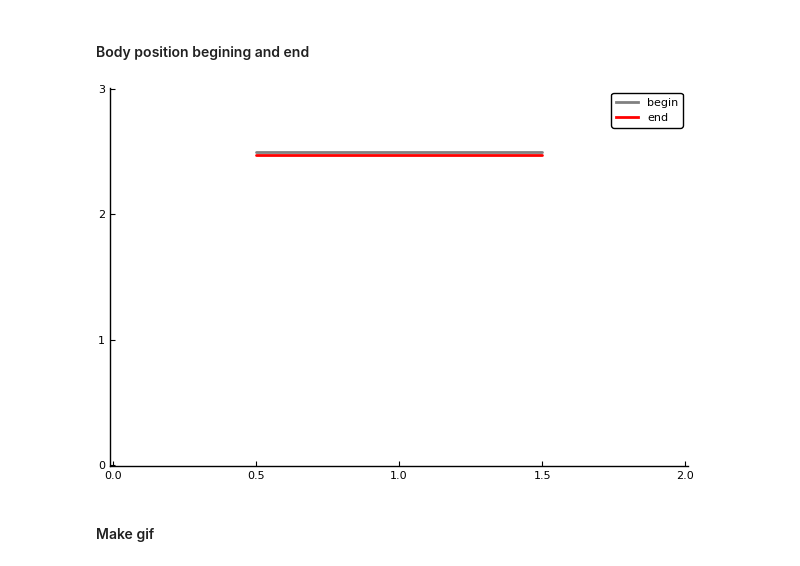
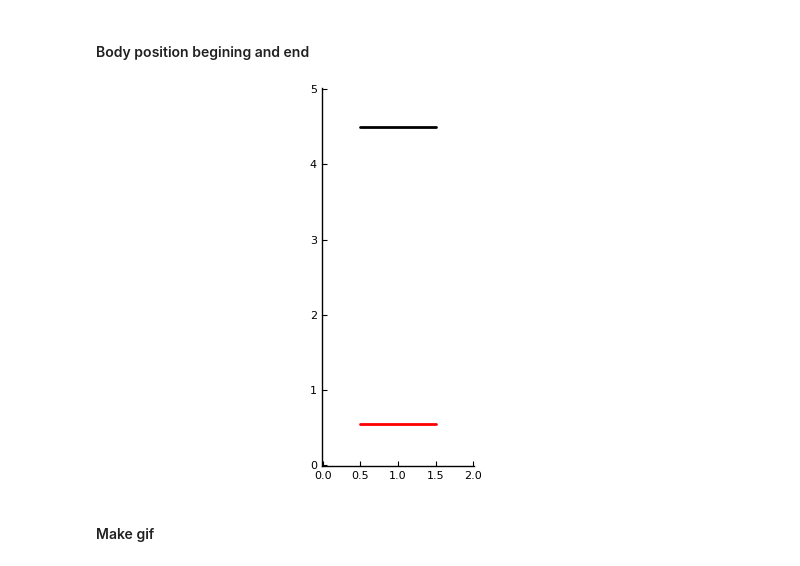
Before and after one commit to ruizhi92/FSI.jl, a Jupyter notebook: examples/TimeMarching-FallingPlate.ipynb, the cells around one changed output. Drawn from its saved outputs; the diff is of its cells as text; code cells hidden in the pictures.

```diff
--- a/examples/TimeMarching-FallingPlate.ipynb
+++ b/examples/TimeMarching-FallingPlate.ipynb
@@ -105,10 +110,12 @@ U∞ = (0.0, U)
 # %% [markdown]
 #### Set the domain grid
 # %%
-nx = 102; ny = 152;
-Ly = 3.0;
+nx = 102; ny = 252;
+Ly = 5.0;
 Δx = Ly/(ny-2);
+
 Δt = min(0.5*Δx,0.5*Δx^2*Re)
+
 w₀ = Nodes(Dual,(nx,ny))
 xg, yg = coordinates(w₀,dx=Δx)
 # %% [output]
@@ -253,15 +261,15 @@ p
 # %%
 pb = plot()
 for i = 1:sys.nbody
-    plot!(pb,vshist[1][i,2:3,1], vshist[1][i,2:3,2],linewidth=2,linecolor="grey",label="begin")
+    plot!(pb,vshist[1][i,2:3,1], vshist[1][i,2:3,2],linewidth=2,linecolor="black",label="begin")
 end
 for i = 1:sys.nbody
     plot!(pb,vshist[end][i,2:3,1], vshist[end][i,2:3,2],linewidth=2,linecolor="red",label="end")
 end
-plot!(pb,xlims=(xg[1],xg[end]), ylims=(yg[1],yg[end]))
+plot!(pb,xlims=(xg[1],xg[end]), ylims=(yg[1],yg[end]),ratio=1,legend=false)
 pb
 # %% [output]
-[figure, old version]
+[figure, new version]
 # %% [markdown]
 #### Make gif
 # %%
```
Also changed, not shown: parts of 17 cells of this notebook, 3 other files.
